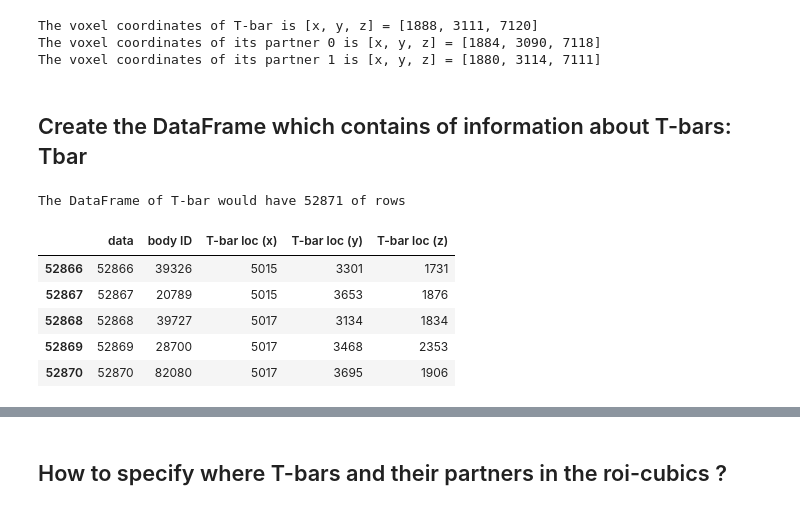
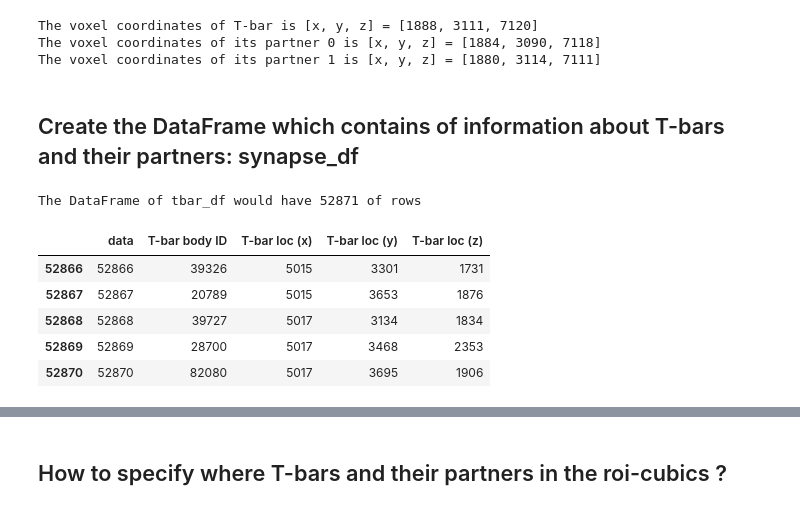
Before and after one commit to haeinkim/fira-capstone-project, a Jupyter notebook: FIB25_EDA.ipynb, the cells around one changed output, grey strips where cells are left out. Cells and saved outputs as stored; diff of their text form; code cells hidden in the pictures.

```diff
--- a/FIB25_EDA.ipynb
+++ b/FIB25_EDA.ipynb
@@ -111,0 +66,10 @@ for i in range(5):
+# %%
+# Make the columns contain slice information:
+
+roi_df = df_voxel.copy()
+for idx, row in df_voxel.iterrows():
+    roi_df.loc[idx, 'z_slice'] = slice(row[0], row[0] + 32)
+    roi_df.loc[idx, 'y_slice'] = slice(row[1], row[1] + 32)
+    roi_df.loc[idx, 'x_slice'] = slice(row[2], row[3] + 32)
+
+roi_df.head(5)
@@ -111,0 +106,11 @@ for i in range(5):
+# %%
+# Get some chunk of raw and groundtruth images from the roi-cubes:
+
+val = roi_df.iloc[0, :]
+
+chunk_gry = grayscale[val[4], val[5], val[6]]
+chunk_gt = groundtruth[val[4], val[5], val[6]]
+
+# Print the size(shape) of the roi-cubic:
+
+print('Each roi-cubic has {} of size.'.format(chunk_gry.shape))
@@ -131,15 +138,15 @@ plt.show()
 # Load the synapse.json file:
 
 with open('/media/haein/DATA/FlyEM/synapse.json', 'r') as f:
-    synapse = json.load(f)
+    synapse_json = json.load(f)
 # %% [markdown]
 ## Exploring the structure of the synapse.json
 # %%
 # Get the location of specific 'T-bar':
 
-data = synapse['data'][22]
+data = synapse_json['data'][22]
 loc_tbar = data['T-bar']['location']
-print("The voxel coordinates of T-bar is [x, y, z] = " + str(tbar))
+print("The voxel coordinates of T-bar is [x, y, z] = " + str(loc_tbar))
 
 # Get the locations of its 'partners':
 
@@ -153,30 +160,29 @@ The voxel coordinates of T-bar is [x, y, z] = [1888, 3111, 7120]
 The voxel coordinates of its partner 0 is [x, y, z] = [1884, 3090, 7118]
 The voxel coordinates of its partner 1 is [x, y, z] = [1880, 3114, 7111]
 # %% [markdown]
-## Create the DataFrame which contains of information about T-bars: Tbar
+## Create the DataFrame which contains of information about T-bars and their partners: synapse_df
 # %%
 # Get all of the T-bar locations in synapse.json:
 
-data = synapse['data']
+data = synapse_json['data']
 
 tbar_loc_list = []
 
 for i in range(len(data)):
     tbar = data[i]['T-bar']
     x, y, z = tbar['location']
     tbar_loc_list.append([i, tbar['body ID'], x, y, z])
 
-print('The DataFrame of T-bar would have ' + str(len(tbar_loc_list)) + ' of rows')
-
 # Create the DataFrame of T-bar:
 
-col_name = ['data', 'body ID', 'T-bar loc (x)', 'T-bar loc (y)', 'T-bar loc (z)']
+col_name = ['data', 'T-bar body ID', 'T-bar loc (x)', 'T-bar loc (y)', 'T-bar loc (z)']
 
-Tbar = pd.DataFrame(tbar_loc_list, columns=col_name)
-Tbar.tail(5)
+tbar_df = pd.DataFrame(tbar_loc_list, columns=col_name)
+print('The DataFrame of tbar_df would have ' + str(len(tbar_df)) + ' of rows')
+tbar_df.tail(5)
 # %% [output]
-The DataFrame of T-bar would have 52871 of rows
+The DataFrame of tbar_df would have 52871 of rows
-|  | data | body ID | T-bar loc (x) | T-bar loc (y) | T-bar loc (z) |
+|  | data | T-bar body ID | T-bar loc (x) | T-bar loc (y) | T-bar loc (z) |
 | 52866 | 52866 | 39326 | 5015 | 3301 | 1731 |
 | 52867 | 52867 | 20789 | 5015 | 3653 | 1876 |
 | 52868 | 52868 | 39727 | 5017 | 3134 | 1834 |
```
Also changed, not shown: parts of 26 cells of this notebook.
